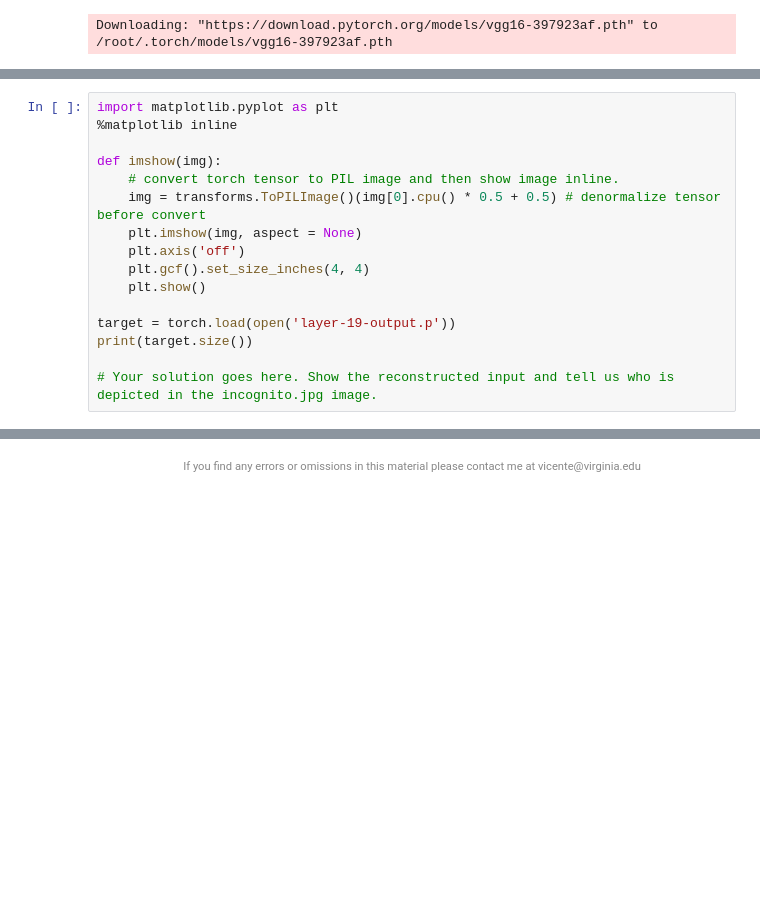
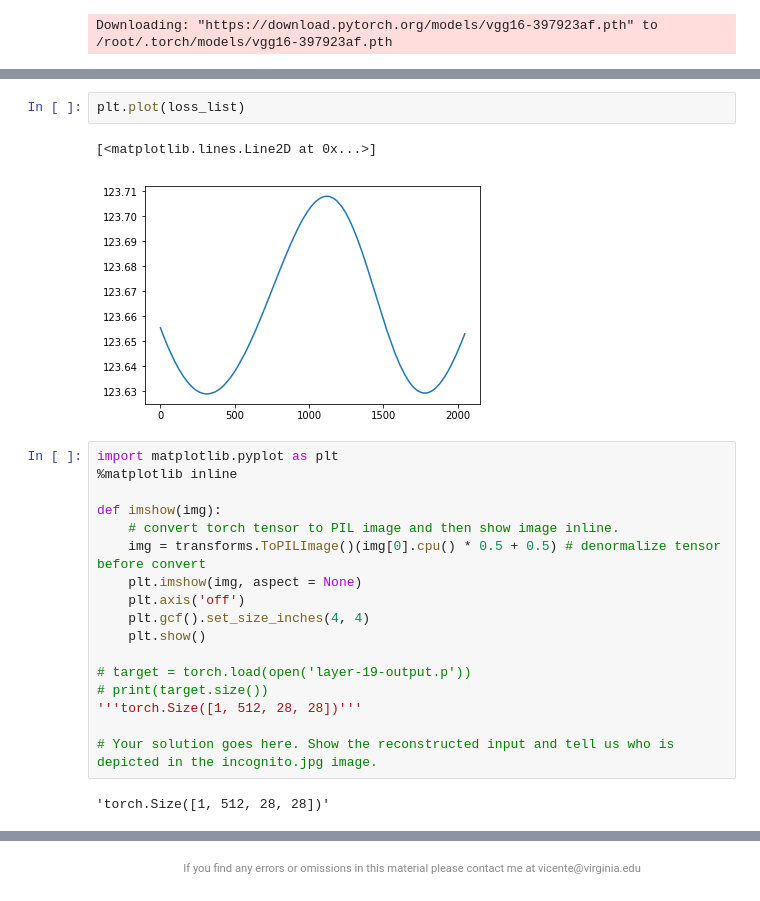
Before and after one commit to thommiano/cvr_6501-009, a Jupyter notebook: lab_4/rnn_lab.ipynb, the cells around one changed output, grey strips where cells are left out. Drawn from its saved outputs; the diff is of its cells as text; blank space fills up the shorter version.

```diff
--- a/lab_4/rnn_lab.ipynb
+++ b/lab_4/rnn_lab.ipynb
@@ -712,3 +830,8 @@ p = open('layer-19-output.p', 'w')
+# %%
+plt.plot(loss_list)
+# %% [output]
+[<matplotlib.lines.Line2D at 0x...>]
+[figure, added]
 # %%
 import matplotlib.pyplot as plt
 %matplotlib inline
@@ -721,7 +844,10 @@ def imshow(img):
     plt.gcf().set_size_inches(4, 4)
     plt.show()
 
-target = torch.load(open('layer-19-output.p'))
-print(target.size())
+# target = torch.load(open('layer-19-output.p'))
+# print(target.size())
+'''torch.Size([1, 512, 28, 28])'''
 
 # Your solution goes here. Show the reconstructed input and tell us who is depicted in the incognito.jpg image.
+# %% [output]
+'torch.Size([1, 512, 28, 28])'
```
Also changed, not shown: parts of 12 cells of this notebook, 1 other file.
